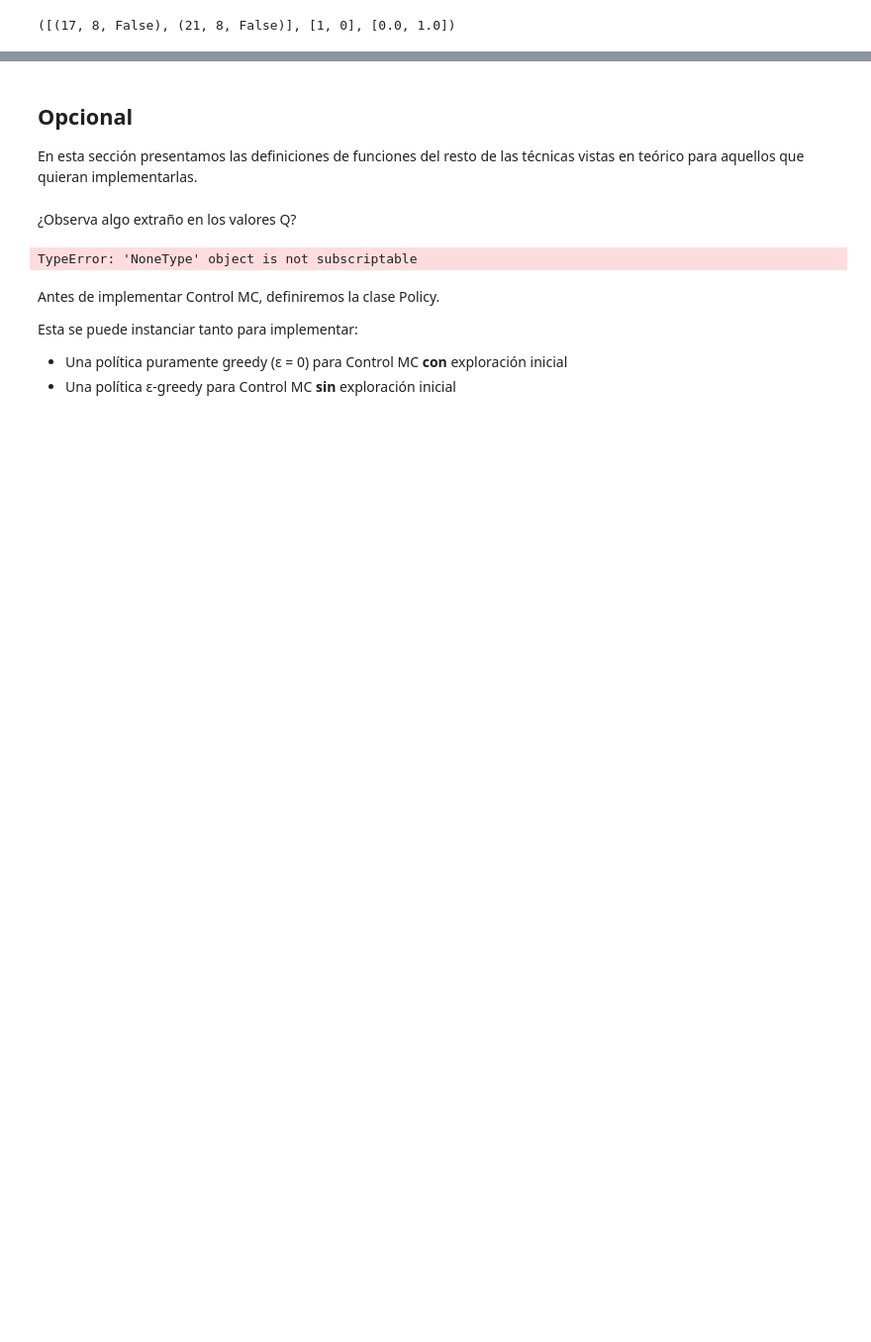
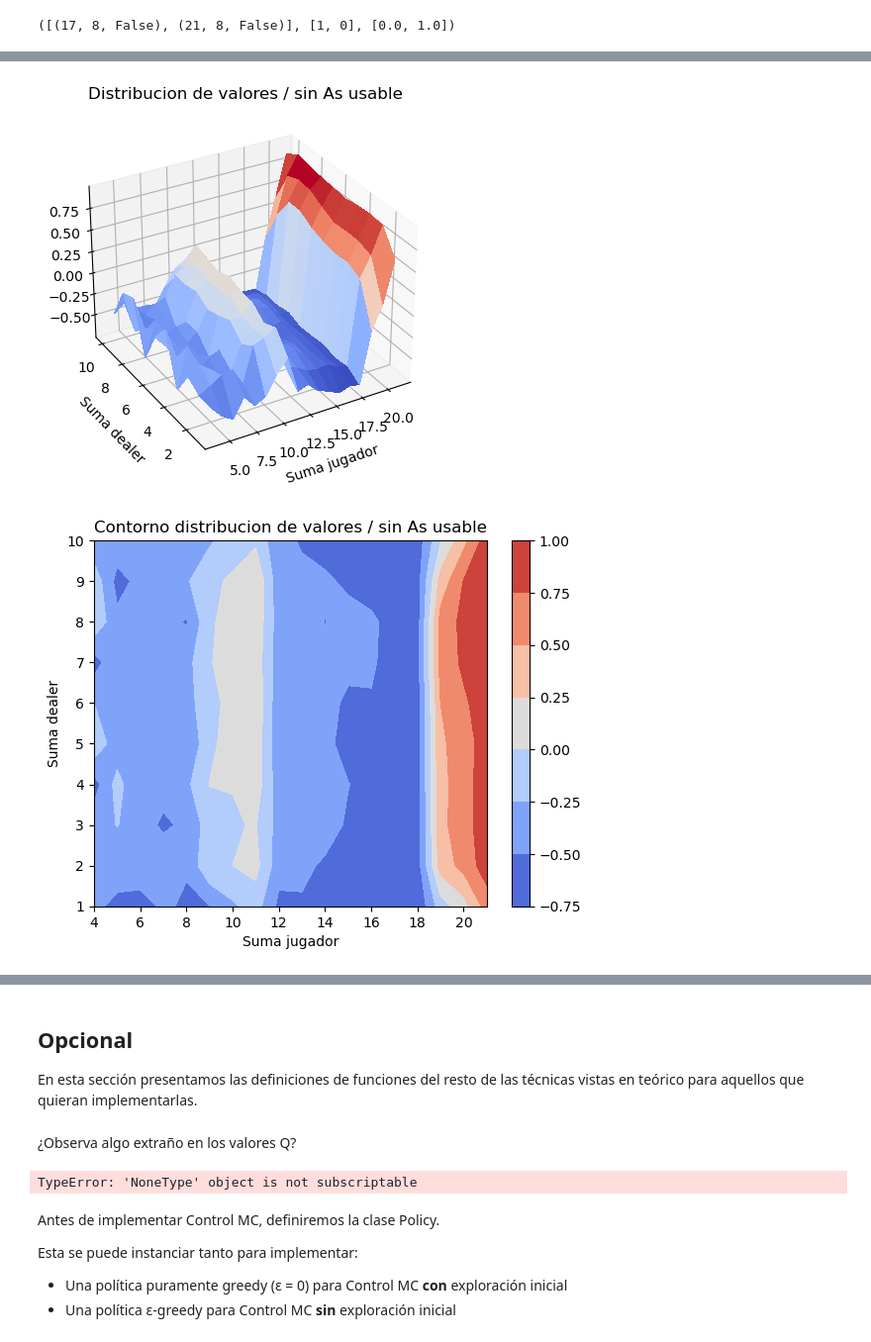
Before and after one commit to BRJoaquin/ia-obsidian, a Jupyter notebook: Taller de inteligencia artificial/Practico/Monte Carlo/Monte Carlo Methods.ipynb, the cells around one changed output, grey strips where cells are left out. Shown at 99% size. Drawn from its saved outputs; the diff is of its cells as text; code cells hidden in the pictures; blank space fills up the shorter version.

```diff
--- a/Taller de inteligencia artificial/Practico/Monte Carlo/Monte Carlo Methods.ipynb
+++ b/Taller de inteligencia artificial/Practico/Monte Carlo/Monte Carlo Methods.ipynb
@@ -128,8 +128,10 @@ generate_episode(sample_policy, env)
 def first_visit_mc_prediction(policy, env, number_episodes, gamma=1):
     # defaultdict(float) es una clase del módulo collections de Python que se utiliza para crear un diccionario que devuelve un valor predeterminado de tipo float cuando se accede a una clave inexistente.
     V = defaultdict(float)
+    # returns es un diccionario de listas donde la clave es el estado
     returns = defaultdict(list)
 
+    # tqdm es una barra de progreso
     for i in tqdm(range(number_episodes)):
         states, _, rewards = generate_episode(policy, env)
         G = 0
@@ -140,8 +142,7 @@ def first_visit_mc_prediction(policy, env, number_episodes, gamma=1):
                 returns[states[t]].append(G)
                 V[states[t]] = np.mean(returns[states[t]])
 
-
-    pass
+    return V
 # %%
 # Uso copy popitem modifica la estructura
 from copy import copy
@@ -211,3 +221,8 @@ def plot_value_distribution(value):
     plt.ylabel("Suma dealer")
     plt.colorbar(cp)
     plt.show()
+# %%
+plot_value_distribution(value)
+# %% [output]
+[figure, added]
+[figure, added]
```
Also changed, not shown: parts of 2 cells of this notebook.
